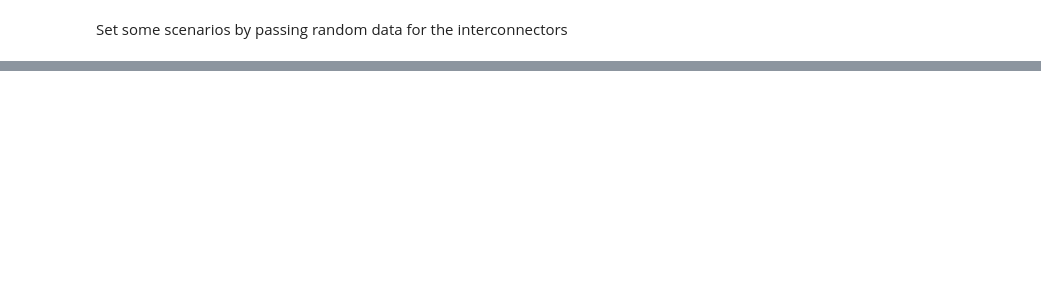
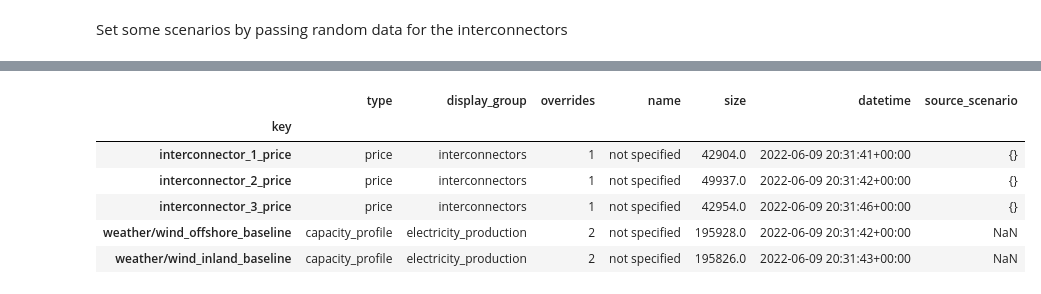
Before and after one commit to robcalon/pyetm, a Jupyter notebook: examples/introduction.ipynb, the cells around one changed output, grey strips where cells are left out. Cells and saved outputs as stored; diff of their text form; code cells hidden in the pictures; blank space fills up the shorter version.

Commit message:
ccurve updates
changed ccurve examples

```diff
--- a/examples/introduction.ipynb
+++ b/examples/introduction.ipynb
@@ -4,9 +4,8 @@ The ETMClient is the link between the ETM API and Python. In order to interact w
 # %%
 from pyETM import Client
 
-# use existing scenario to create a copy
-template_id = "36950"
-client = Client().from_existing_scenario(template_id)
+# create a new scenario from scratch
+client = Client.from_scenario_parameters(end_year=2050, area_code="nl")
 
 # print scenario_id
 scenario_id = client.scenario_id
@@ -48,4 +29,0 @@ client._get_scenario_header()
-# %%
-# set title of the scenario
-client.title = 'Example scenario'
-client.title
@@ -73,9 +49,9 @@ Series([], Name: user, dtype: object)
 # let's the capacities of several plants
 # we can specify these changes in a dictonairy or series object.
 user_values = {
-    'capacity_of_energy_power_nuclear_gen2_uranium_oxide' : 750,
-    'capacity_of_energy_power_wind_turbine_coastal' : 1500,
-    'capacity_of_energy_power_wind_turbine_offshore' : 500
+    'capacity_of_energy_power_nuclear_gen2_uranium_oxide' : 1750,
+    'capacity_of_energy_power_wind_turbine_coastal' : 50,
+    'capacity_of_energy_power_wind_turbine_offshore' : 25000
 }
 
 # apply the changes to the scenario
@@ -178,0 +122,4 @@ curves
+# %%
+# set data as ccurves profiles
+client.custom_curves = ccurves
+client.custom_curves.head()
@@ -178,0 +156,10 @@ curves
+# %%
+client.get_custom_curve_settings()
+# %% [output]
+|  | type | display_group | overrides | name | size | datetime | source_scenario |
+| key |  |  |  |  |  |  |  |
+| interconnector_1_price | price | interconnectors | 1 | not specified | 42904.0 | 2022-06-09 20:31:41+00:00 | {} |
+| interconnector_2_price | price | interconnectors | 1 | not specified | 49937.0 | 2022-06-09 20:31:42+00:00 | {} |
+| interconnector_3_price | price | interconnectors | 1 | not specified | 42954.0 | 2022-06-09 20:31:46+00:00 | {} |
+| weather/wind_offshore_baseline | capacity_profile | electricity_production | 2 | not specified | 195928.0 | 2022-06-09 20:31:42+00:00 | NaN |
+| weather/wind_inland_baseline | capacity_profile | electricity_production | 2 | not specified | 195826.0 | 2022-06-09 20:31:43+00:00 | NaN |
```
Also changed, not shown: parts of 14 cells of this notebook.
